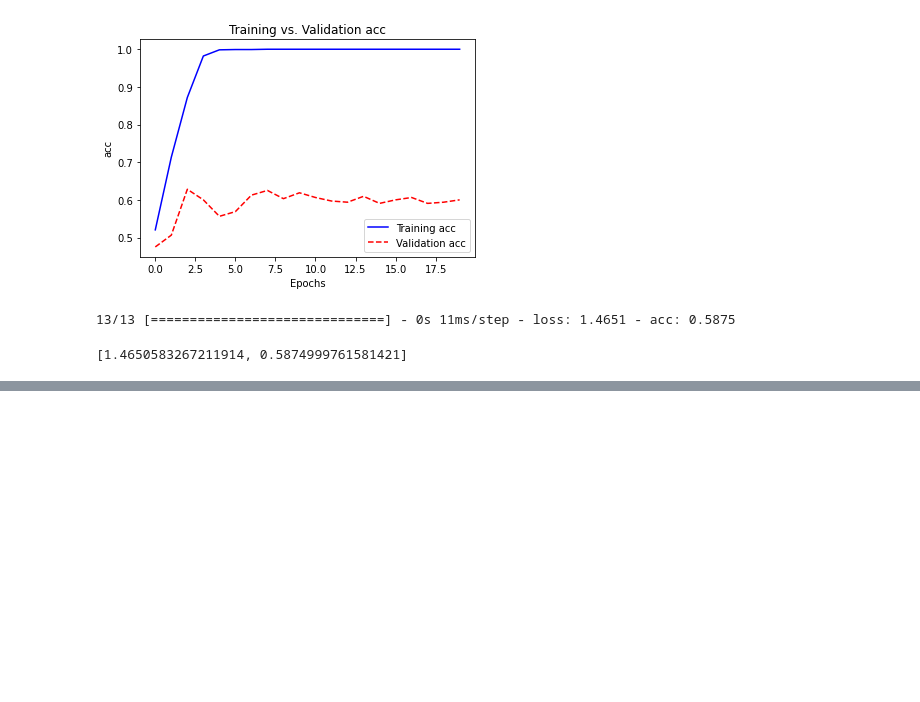
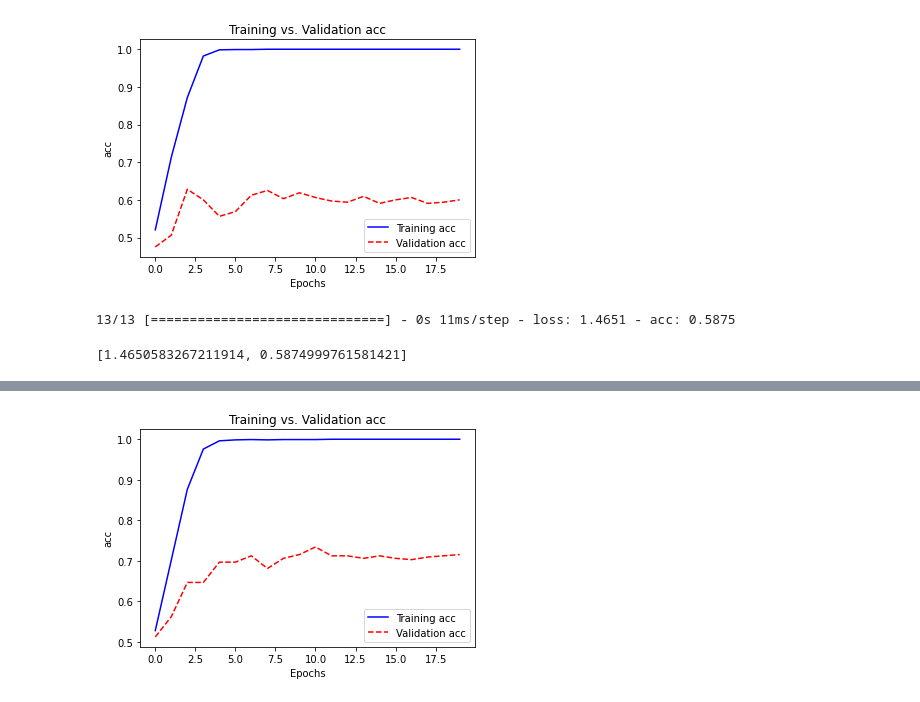
Before and after one commit to minstrel1149/python_text_mining, a Jupyter notebook: Ch.10_rnn_text1.ipynb, the cells around one changed output, grey strips where cells are left out. Saved outputs shown, nothing was run; the diff lists cells and outputs as text; code cells hidden in the pictures; blank space fills up the shorter version.

```diff
--- a/Ch.10_rnn_text1.ipynb
+++ b/Ch.10_rnn_text1.ipynb
@@ -186,3 +186,9 @@ score
 # %% [output]
 13/13 [==============================] - 0s 11ms/step - loss: 1.4651 - acc: 0.5875
 [1.4650583267211914, 0.5874999761581421]
+# %%
+model = Sequential([Embedding(max_words, 64, input_length=maxlen),
+                    Bidirectional(GRU(64)),
+                    Dense(64, activation='leaky_relu'),
+                    Dense(1, activation='sigmoid')])
+model.summary()
@@ -188,0 +214,4 @@ score
+# %%
+model.compile(optimizer='adam', loss='binary_crossentropy', metrics=['acc'])
+history = model.fit(X_train, y_train, epochs=20, verbose=1, validation_split=0.2)
+history
@@ -188,0 +237,4 @@ score
+# %%
+plot_results(history, 'acc')
+# %% [output]
+[figure, added]
```
Also changed, not shown: parts of 4 cells of this notebook, 2 other files.
